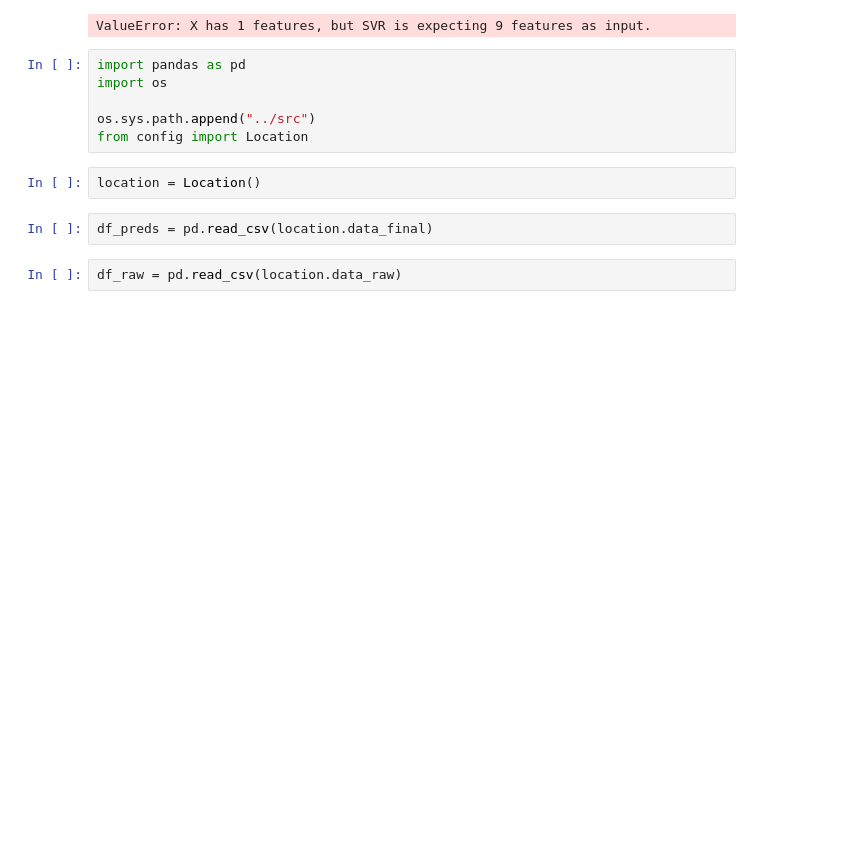
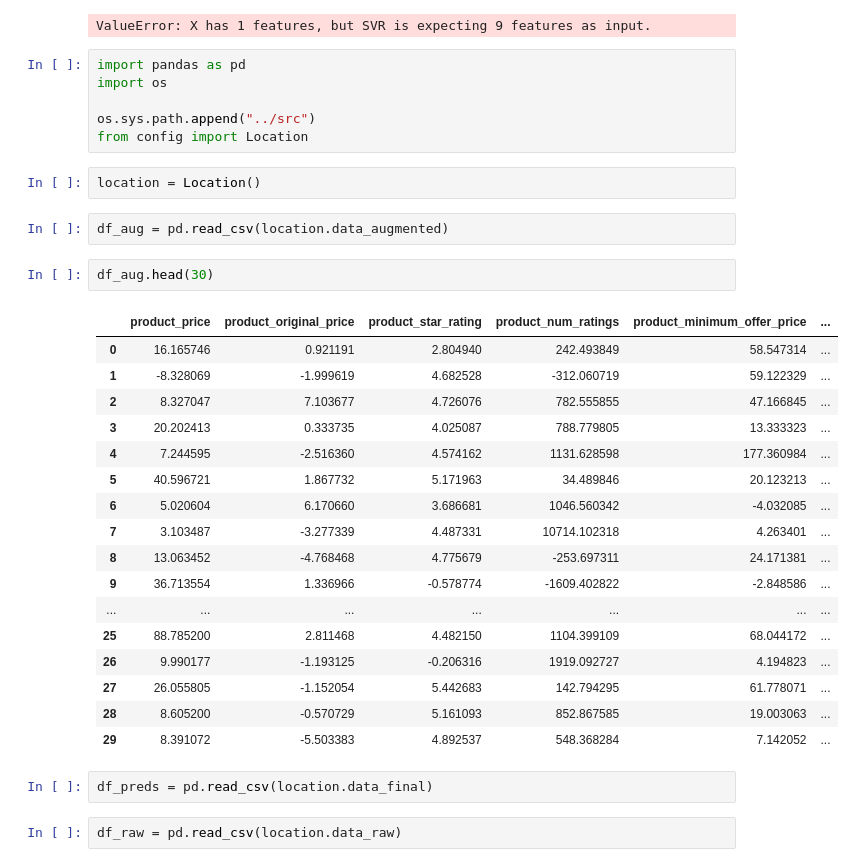
Before and after one commit to santiagoahl/amazon-mlops-dashboard, a Jupyter notebook: notebooks/data_preprocessing_testing.ipynb, the cells around one changed output. Drawn from its saved outputs; the diff is of its cells as text; blank space fills up the shorter version.

```diff
--- a/notebooks/data_preprocessing_testing.ipynb
+++ b/notebooks/data_preprocessing_testing.ipynb
@@ -95,6 +95,28 @@ os.sys.path.append("../src")
 from config import Location
 # %%
 location = Location()
+# %%
+df_aug = pd.read_csv(location.data_augmented)
+# %%
+df_aug.head(30)
+# %% [output]
+|  | product_price | product_original_price | product_star_rating | product_num_ratings | product_minimum_offer_price | ... |
+| 0 | 16.165746 | 0.921191 | 2.804940 | 242.493849 | 58.547314 | ... |
+| 1 | -8.328069 | -1.999619 | 4.682528 | -312.060719 | 59.122329 | ... |
+| 2 | 8.327047 | 7.103677 | 4.726076 | 782.555855 | 47.166845 | ... |
+| 3 | 20.202413 | 0.333735 | 4.025087 | 788.779805 | 13.333323 | ... |
+| 4 | 7.244595 | -2.516360 | 4.574162 | 1131.628598 | 177.360984 | ... |
+| 5 | 40.596721 | 1.867732 | 5.171963 | 34.489846 | 20.123213 | ... |
+| 6 | 5.020604 | 6.170660 | 3.686681 | 1046.560342 | -4.032085 | ... |
+| 7 | 3.103487 | -3.277339 | 4.487331 | 10714.102318 | 4.263401 | ... |
+| 8 | 13.063452 | -4.768468 | 4.775679 | -253.697311 | 24.171381 | ... |
+| 9 | 36.713554 | 1.336966 | -0.578774 | -1609.402822 | -2.848586 | ... |
+| ... | ... | ... | ... | ... | ... | ... |
+| 25 | 88.785200 | 2.811468 | 4.482150 | 1104.399109 | 68.044172 | ... |
+| 26 | 9.990177 | -1.193125 | -0.206316 | 1919.092727 | 4.194823 | ... |
+| 27 | 26.055805 | -1.152054 | 5.442683 | 142.794295 | 61.778071 | ... |
+| 28 | 8.605200 | -0.570729 | 5.161093 | 852.867585 | 19.003063 | ... |
+| 29 | 8.391072 | -5.503383 | 4.892537 | 548.368284 | 7.142052 | ... |
 # %%
 df_preds = pd.read_csv(location.data_final)
 # %%
```
Also changed, not shown: parts of 7 cells of this notebook, 11 other files.
